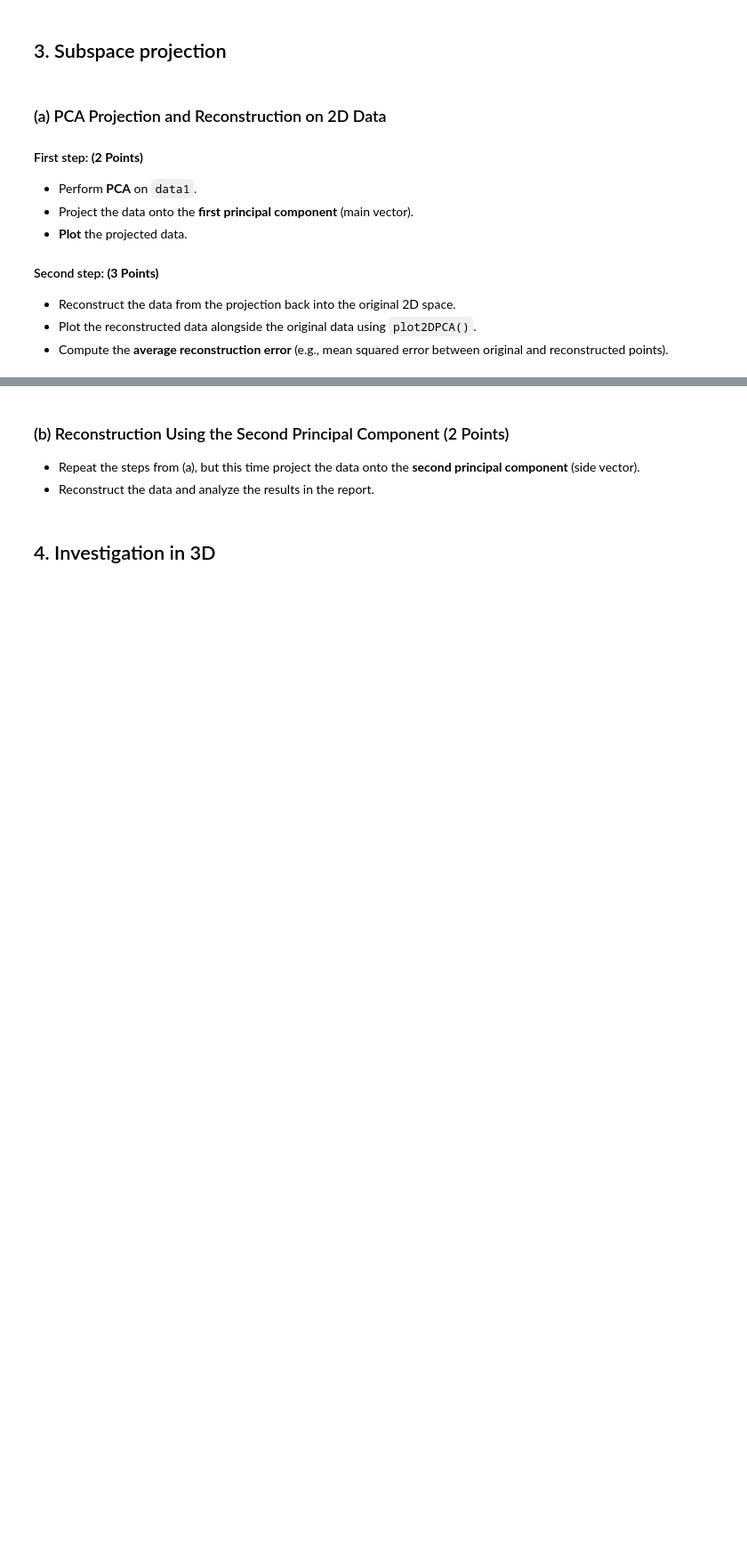
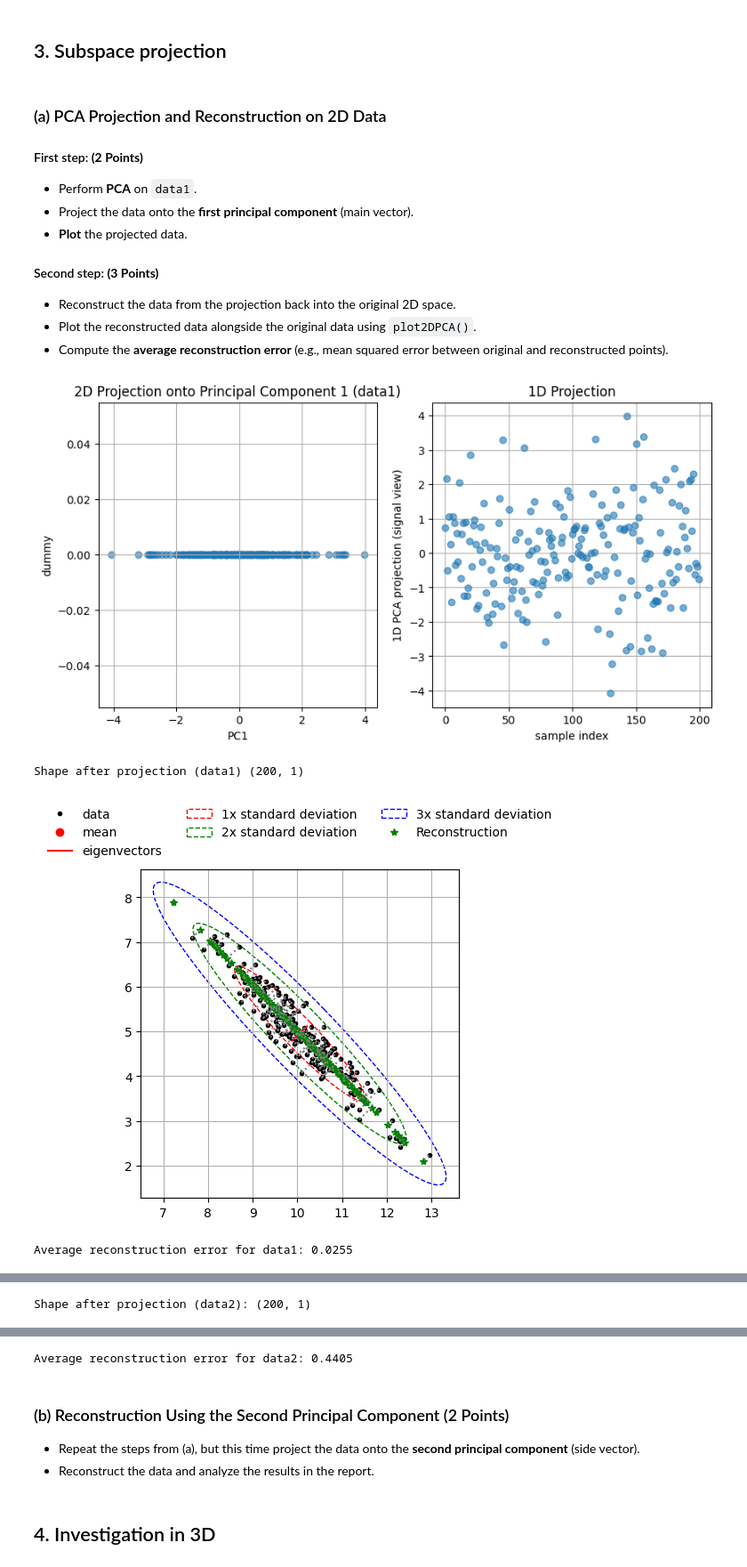
Before and after one commit to Chalisser/Medical_Imaging_Task1, a Jupyter notebook: notebook.ipynb, the cells around one changed output, grey strips where cells are left out. Shown at 89% size. Cells and saved outputs as stored; diff of their text form; code cells hidden in the pictures; blank space fills up the shorter version.

```diff
--- a/notebook.ipynb
+++ b/notebook.ipynb
@@ -271,0 +253,58 @@ print(f"Average reconstruction error for data2: {reconstruction_error_data2:.4f}
+# %%
+# TODO: Apply PCA and project to first component
+X_proj_full,eigenVectors,eigenValues,mean=pca(data1, n_components=None) # i.
+X_proj =X_proj_full[:,[0]] #reduction from 2D to 1D, ii.
+
+# TODO: Visualize projection
+def plot_projection(X_proj, title):
+    fig, (ax2D, ax1D) = plt.subplots(1, 2,figsize=(10,5))
+
+    ax2D.scatter(X_proj[:,0],np.zeros_like(X_proj[:,0]),alpha=0.6) # 2D dummy-axis plot
+    ax2D.set_title(f"2D Projection onto Principal Component 1 ({title})")
+    ax2D.set_xlabel("PC1")
+    ax2D.set_ylabel("dummy")
+    ax2D.grid(True)
+
+    ax1D.plot(X_proj[:,0],'o',alpha=0.6) # 1D signal plot
+    ax1D.set_title("1D Projection")
+    ax1D.set_xlabel("sample index")
+    ax1D.set_ylabel("1D PCA projection (signal view)")
+    ax1D.grid(True)
+    plt.show()
+
+plot_projection(X_proj, "data1")
+
+# TODO: Print the shape of the projected data
+print("Shape after projection (data1)", X_proj.shape) # iv., slide 41
+
+# TODO: Reconstruct from projection
+pc1_data1=eigenVectors[:,[0]] # v.
+X_reconstructed=X_proj @ pc1_data1.T + mean # slide 44
+
+# TODO: Plot reconstruction and compare to original
+plot2DPCA(data=data1, mju=mean, eigVec=eigenVectors, eigVal=eigenValues, showStd=1,recData=X_reconstructed,showReconstruction=1) # vi.
+
+# TODO: Compute reconstruction error and print it
+reconstruction_error_data1=np.mean((data1-X_reconstructed) ** 2) # viii.
+print(f"Average reconstruction error for data1: {reconstruction_error_data1:.4f}")
+
+# TODO : Repeat for data2 and compare results
+X_proj_full2,eigenVectors2,eigenValues2,mean2=pca(data2, n_components=None)
+X_proj2=X_proj_full2[:,[0]]
+
+plot_projection(X_proj2, "data2")
+
+print("Shape after projection (data2):",X_proj2.shape)
+
+pc1_data2=eigenVectors2[:,[0]]
+X_reconstructed2=X_proj2 @pc1_data2.T+mean2 #slide 44
+
+plot2DPCA(data=data2, mju= mean2, eigVec=eigenVectors2, eigVal=eigenValues2, showStd=1, recData=X_reconstructed2,showReconstruction=1)
+
+reconstruction_error_data2=np.mean((data2-X_reconstructed2) ** 2) # ix.
+print(f"Average reconstruction error for data2: {reconstruction_error_data2:.4f}")
+# %% [output]
+[figure, added]
+Shape after projection (data1) (200, 1)
+[figure, added]
+Average reconstruction error for data1: 0.0255
@@ -271,0 +312 @@ print(f"Average reconstruction error for data2: {reconstruction_error_data2:.4f}
+Shape after projection (data2): (200, 1)
@@ -272,3 +314,4 @@ print(f"Average reconstruction error for data2: {reconstruction_error_data2:.4f}
+Average reconstruction error for data2: 0.4405
 # %% [markdown]
 ### (b) Reconstruction Using the Second Principal Component (2 Points)
 
```
Also changed, not shown: parts of 2 cells of this notebook.
